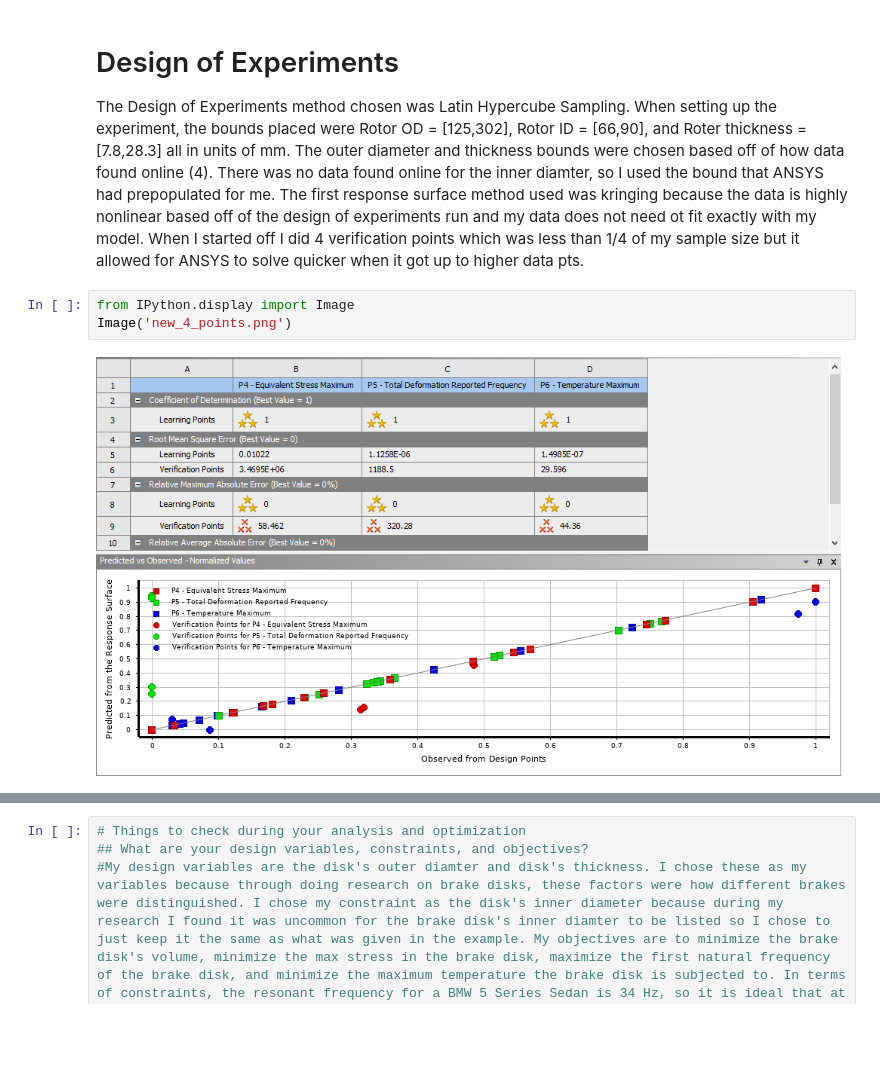
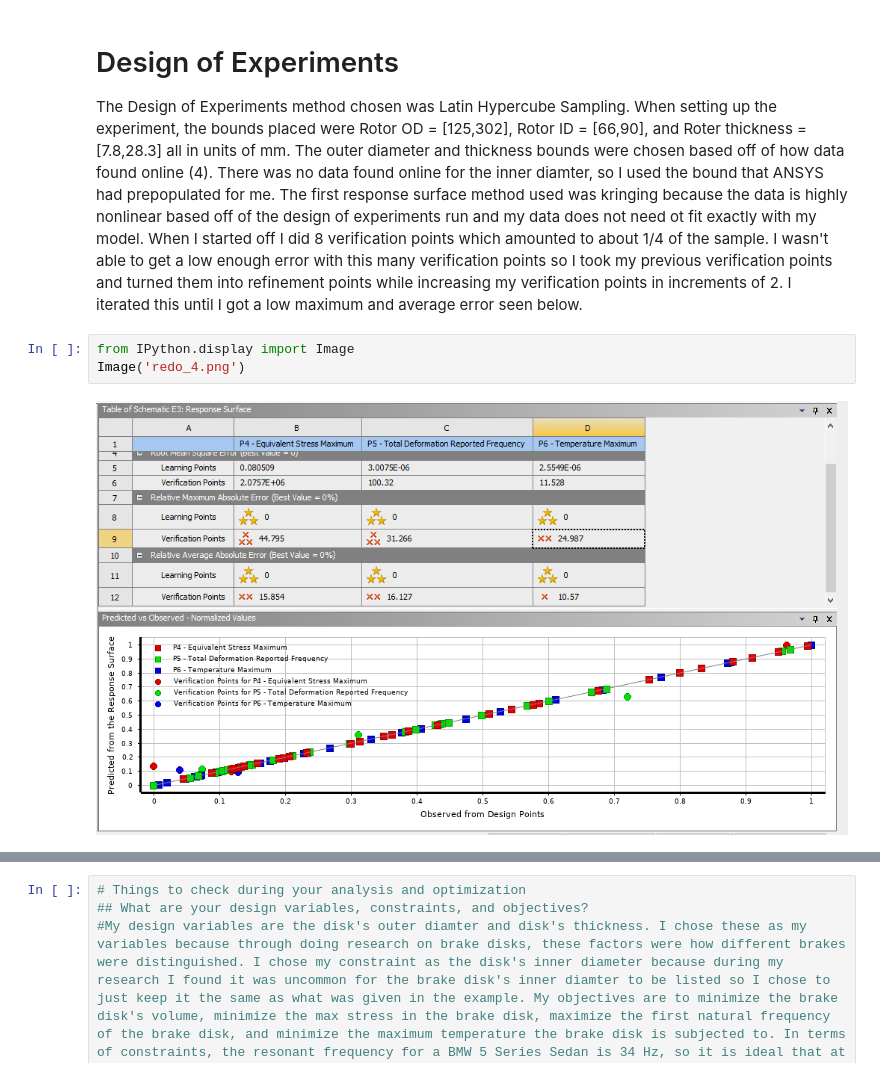
Before and after one commit to kphill1/DesignOptimization2021Fall, a Jupyter notebook: MAE_598_Project_2.ipynb, the cells around one changed output, grey strips where cells are left out. Drawn from its saved outputs; the diff is of its cells as text; blank space fills up the shorter version.

Commit message:
Worked on Response Surface more

```diff
--- a/MAE_598_Project_2.ipynb
+++ b/MAE_598_Project_2.ipynb
@@ -1,9 +1,9 @@
 # %% [markdown]
 # Design of Experiments
 The Design of Experiments method chosen was Latin Hypercube Sampling.
-When setting up the experiment, the bounds placed were Rotor OD = [125,302], Rotor ID = [66,90], and Roter thickness = [7.8,28.3] all in units of mm. The outer diameter and thickness bounds were chosen based off of how data found online (4). There was no data found online for the inner diamter, so I used the bound that ANSYS had prepopulated for me. The first response surface method used was kringing because the data is highly nonlinear based off of the design of experiments run and my data does not need ot fit exactly with my model. When I started off I did 4 verification points which was less than 1/4 of my sample size but it allowed for ANSYS to solve quicker when it got up to higher data pts.
+When setting up the experiment, the bounds placed were Rotor OD = [125,302], Rotor ID = [66,90], and Roter thickness = [7.8,28.3] all in units of mm. The outer diameter and thickness bounds were chosen based off of how data found online (4). There was no data found online for the inner diamter, so I used the bound that ANSYS had prepopulated for me. The first response surface method used was kringing because the data is highly nonlinear based off of the design of experiments run and my data does not need ot fit exactly with my model. When I started off I did 8 verification points which amounted to about 1/4 of the sample. I wasn't able to get a low enough error with this many verification points so I took my previous verification points and turned them into refinement points while increasing my verification points in increments of 2. I iterated this until I got a low maximum and average error seen below.
 # %%
 from IPython.display import Image
-Image('new_4_points.png')
+Image('redo_4.png')
 # %% [output]
-[figure, old version]
+[figure, new version]
```
Also changed, not shown: parts of 4 cells of this notebook.
